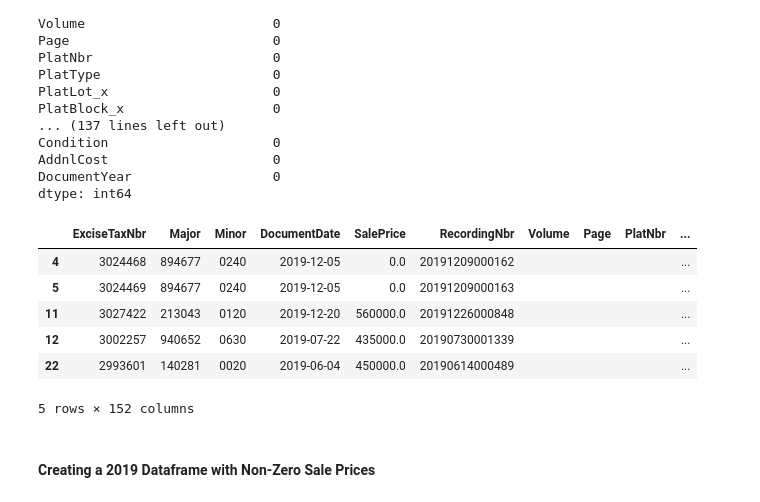
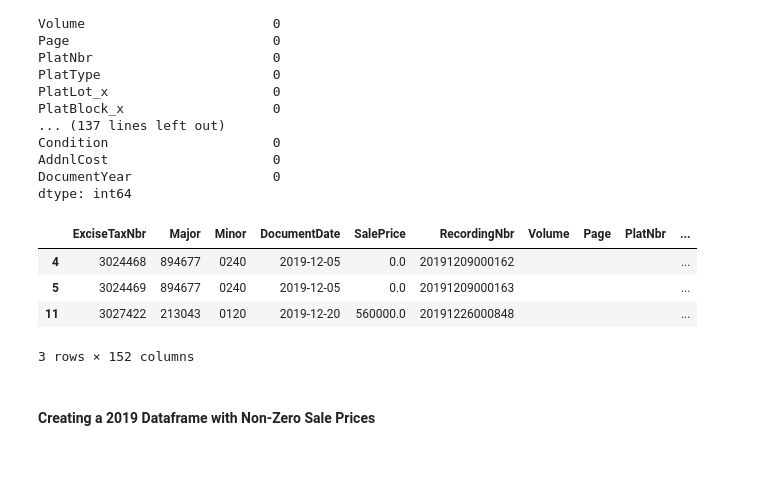
Before and after one commit to jeffreyhwatson/King_Co_Price_Analysis, a Jupyter notebook: notebooks/exploratory/eda_sql.ipynb, the cells around one changed output. Drawn from its saved outputs; the diff is of its cells as text; code cells hidden in the pictures; blank space fills up the shorter version.

```diff
--- a/notebooks/exploratory/eda_sql.ipynb
+++ b/notebooks/exploratory/eda_sql.ipynb
@@ -358,15 +380,13 @@ DocumentYear                  0
 dtype: int64
 # %%
 # checking first few rows
-df19.head()
+df19.head(3)
 # %% [output]
 |  | ExciseTaxNbr | Major | Minor | DocumentDate | SalePrice | RecordingNbr | Volume | Page | PlatNbr | ... |
 | 4 | 3024468 | 894677 | 0240 | 2019-12-05 | 0.0 | 20191209000162 |  |  |  | ... |
 | 5 | 3024469 | 894677 | 0240 | 2019-12-05 | 0.0 | 20191209000163 |  |  |  | ... |
 | 11 | 3027422 | 213043 | 0120 | 2019-12-20 | 560000.0 | 20191226000848 |  |  |  | ... |
-| 12 | 3002257 | 940652 | 0630 | 2019-07-22 | 435000.0 | 20190730001339 |  |  |  | ... |
-| 22 | 2993601 | 140281 | 0020 | 2019-06-04 | 450000.0 | 20190614000489 |  |  |  | ... |
-5 rows × 152 columns
+3 rows × 152 columns
 # %% [markdown]
 #### Creating a 2019 Dataframe with Non-Zero Sale Prices
 # %% [markdown]
```
Also changed, not shown: parts of 52 cells of this notebook, 1 other file.
